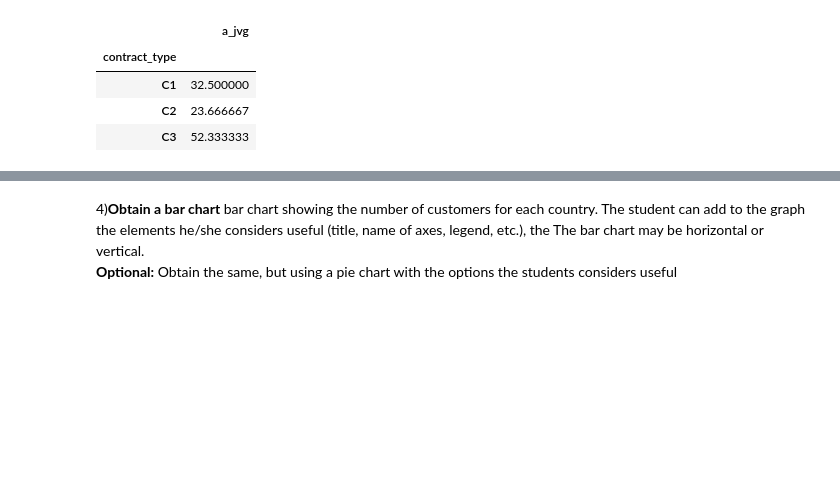
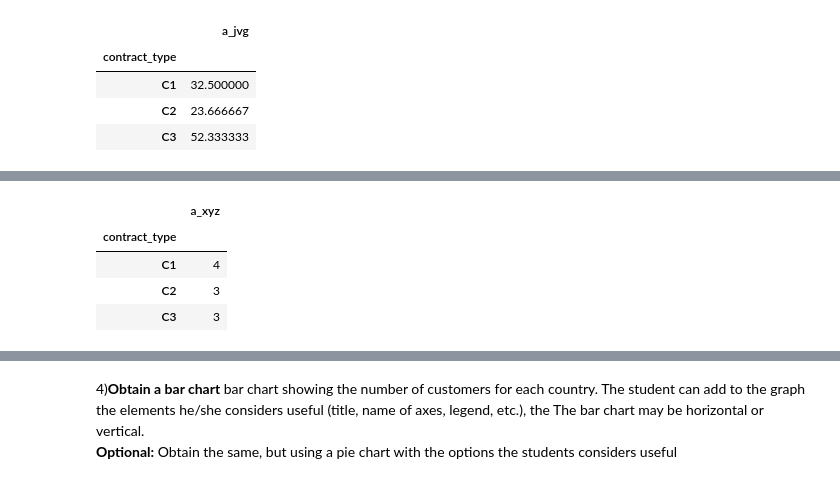
Before and after one commit to intisar2024/master_ITM, a Jupyter notebook: Assesment_M04.ipynb, the cells around one changed output, grey strips where cells are left out. Saved outputs shown, nothing was run; the diff lists cells and outputs as text; code cells hidden in the pictures; blank space fills up the shorter version.

```diff
--- a/Assesment_M04.ipynb
+++ b/Assesment_M04.ipynb
@@ -135,0 +188,8 @@ df_jvg.groupby('contract_type').agg(a_jvg=('age', 'mean'))
+# %%
+df_xyz.groupby('contract_type').agg(a_xyz=('invoice1','count'))
+# %% [output]
+|  | a_xyz |
+| contract_type |  |
+| C1 | 4 |
+| C2 | 3 |
+| C3 | 3 |
```
Also changed, not shown: parts of 10 cells of this notebook.
